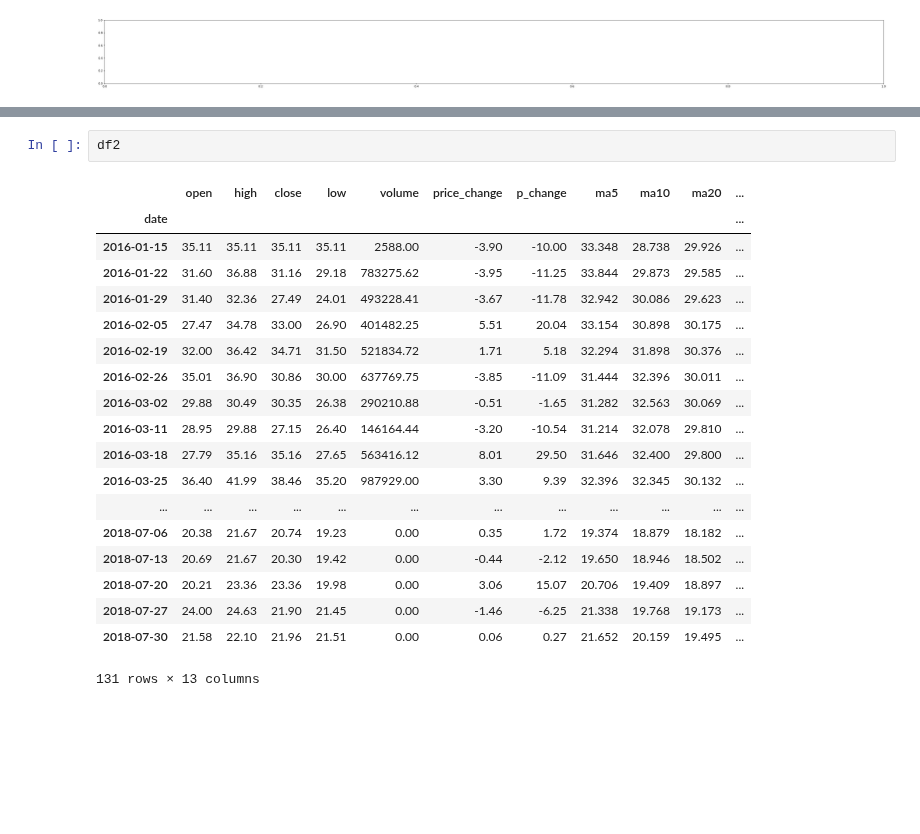
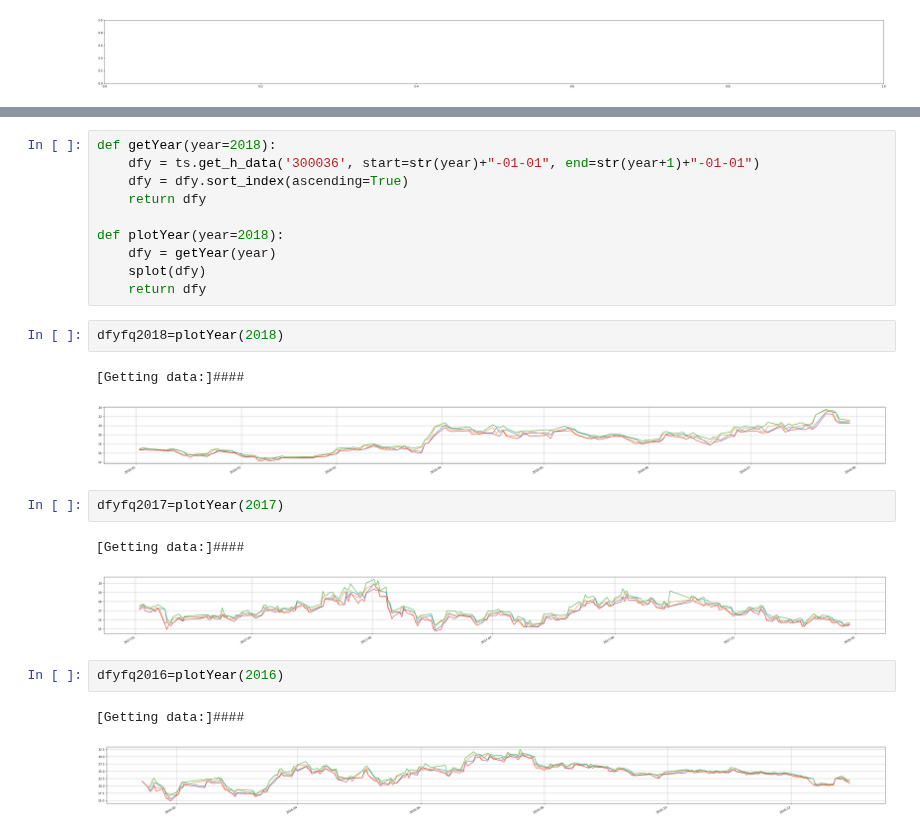
Before and after one commit to databooks/databook, a Jupyter notebook: finabook/S300036/Y2018复权数据.ipynb, the cells around one changed output, grey strips where cells are left out. Drawn from its saved outputs; the diff is of its cells as text; blank space fills up the shorter version.

```diff
--- a/finabook/S300036/Y2018复权数据.ipynb
+++ b/finabook/S300036/Y2018复权数据.ipynb
@@ -108,22 +75,25 @@ df3
-# %%
-df2
-# %% [output]
-|  | open | high | close | low | volume | price_change | p_change | ma5 | ma10 | ma20 | ... |
-| date |  |  |  |  |  |  |  |  |  |  | ... |
-| 2016-01-15 | 35.11 | 35.11 | 35.11 | 35.11 | 2588.00 | -3.90 | -10.00 | 33.348 | 28.738 | 29.926 | ... |
-| 2016-01-22 | 31.60 | 36.88 | 31.16 | 29.18 | 783275.62 | -3.95 | -11.25 | 33.844 | 29.873 | 29.585 | ... |
-| 2016-01-29 | 31.40 | 32.36 | 27.49 | 24.01 | 493228.41 | -3.67 | -11.78 | 32.942 | 30.086 | 29.623 | ... |
-| 2016-02-05 | 27.47 | 34.78 | 33.00 | 26.90 | 401482.25 | 5.51 | 20.04 | 33.154 | 30.898 | 30.175 | ... |
-| 2016-02-19 | 32.00 | 36.42 | 34.71 | 31.50 | 521834.72 | 1.71 | 5.18 | 32.294 | 31.898 | 30.376 | ... |
-| 2016-02-26 | 35.01 | 36.90 | 30.86 | 30.00 | 637769.75 | -3.85 | -11.09 | 31.444 | 32.396 | 30.011 | ... |
-| 2016-03-02 | 29.88 | 30.49 | 30.35 | 26.38 | 290210.88 | -0.51 | -1.65 | 31.282 | 32.563 | 30.069 | ... |
-| 2016-03-11 | 28.95 | 29.88 | 27.15 | 26.40 | 146164.44 | -3.20 | -10.54 | 31.214 | 32.078 | 29.810 | ... |
-| 2016-03-18 | 27.79 | 35.16 | 35.16 | 27.65 | 563416.12 | 8.01 | 29.50 | 31.646 | 32.400 | 29.800 | ... |
-| 2016-03-25 | 36.40 | 41.99 | 38.46 | 35.20 | 987929.00 | 3.30 | 9.39 | 32.396 | 32.345 | 30.132 | ... |
-| ... | ... | ... | ... | ... | ... | ... | ... | ... | ... | ... | ... |
-| 2018-07-06 | 20.38 | 21.67 | 20.74 | 19.23 | 0.00 | 0.35 | 1.72 | 19.374 | 18.879 | 18.182 | ... |
-| 2018-07-13 | 20.69 | 21.67 | 20.30 | 19.42 | 0.00 | -0.44 | -2.12 | 19.650 | 18.946 | 18.502 | ... |
-| 2018-07-20 | 20.21 | 23.36 | 23.36 | 19.98 | 0.00 | 3.06 | 15.07 | 20.706 | 19.409 | 18.897 | ... |
-| 2018-07-27 | 24.00 | 24.63 | 21.90 | 21.45 | 0.00 | -1.46 | -6.25 | 21.338 | 19.768 | 19.173 | ... |
-| 2018-07-30 | 21.58 | 22.10 | 21.96 | 21.51 | 0.00 | 0.06 | 0.27 | 21.652 | 20.159 | 19.495 | ... |
-131 rows × 13 columns
+# %%
+def getYear(year=2018):
+    dfy = ts.get_h_data('300036', start=str(year)+"-01-01", end=str(year+1)+"-01-01")
+    dfy = dfy.sort_index(ascending=True)
+    return dfy
+
+def plotYear(year=2018):
+    dfy = getYear(year)
+    splot(dfy)
+    return dfy
+# %%
+dfyfq2018=plotYear(2018)
+# %% [output]
+[Getting data:]####
+[figure, added]
+# %%
+dfyfq2017=plotYear(2017)
+# %% [output]
+[Getting data:]####
+[figure, added]
+# %%
+dfyfq2016=plotYear(2016)
+# %% [output]
+[Getting data:]####
+[figure, added]
```
Also changed, not shown: parts of 5 cells of this notebook.
